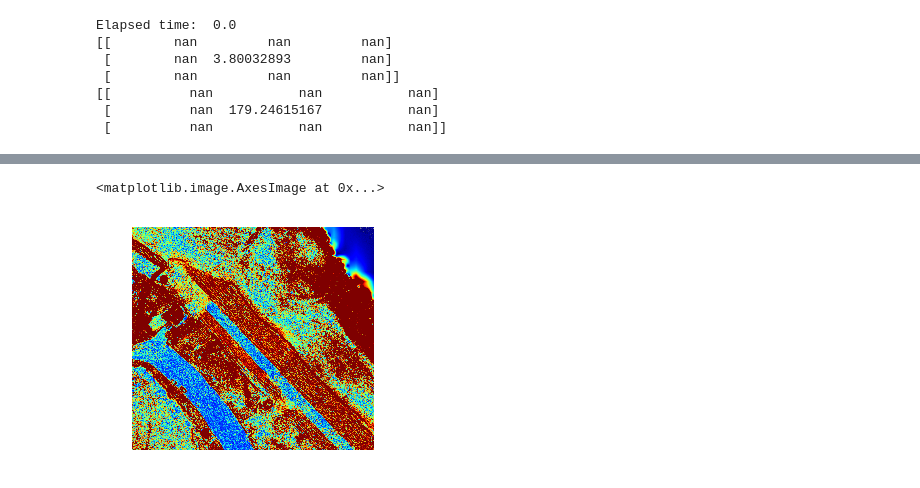
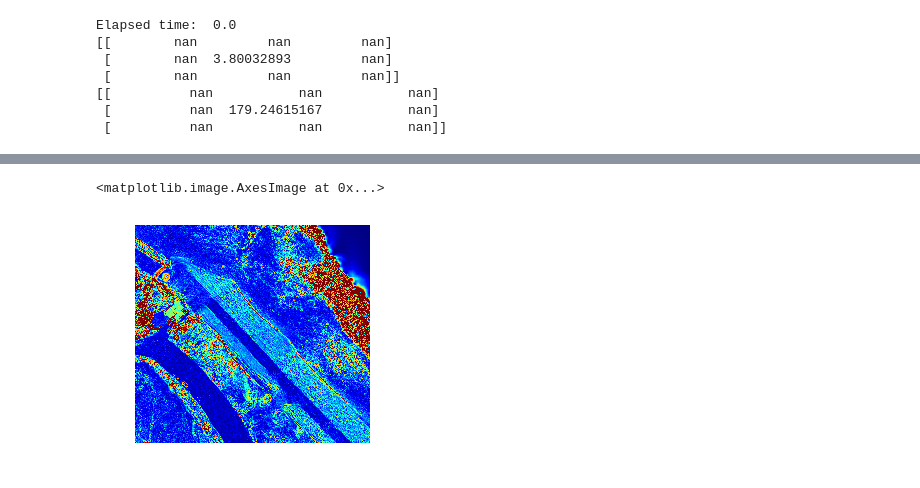
Before and after one commit to csherwood-usgs/Raster_calcs, a Jupyter notebook: Slope_calcs.ipynb, the cells around one changed output, grey strips where cells are left out. Saved outputs shown, nothing was run; the diff lists cells and outputs as text; code cells hidden in the pictures.

Commit message:
Calc_Sandwich_slopes_and_roughness added

```diff
--- a/Slope_calcs.ipynb
+++ b/Slope_calcs.ipynb
@@ -295,0 +324,5 @@ plt.axis('off');plt.imshow(tri,cmap=plt.cm.jet,vmin=0.,vmax=0.05)
+# %%
+# mad filter on Sandwich DEM
+start_time = time.time()
+mad = scipy.ndimage.filters.generic_filter(z,mad_filter,size=3,mode='nearest')
+print('Elapsed time: ',time.time()-start_time)
@@ -296,5 +331,5 @@ plt.axis('off');plt.imshow(tri,cmap=plt.cm.jet,vmin=0.,vmax=0.05)
 # %%
-plt.axis('off');plt.imshow(r,cmap=plt.cm.jet,vmin=0.,vmax=0.05)
+plt.axis('off');plt.imshow(mad,cmap=plt.cm.jet,vmin=0,vmax=0.05)
 # %% [output]
 <matplotlib.image.AxesImage at 0x...>
-[figure, old version]
+[figure, new version]
```
Also changed, not shown: parts of 14 cells of this notebook, 2 other files.
